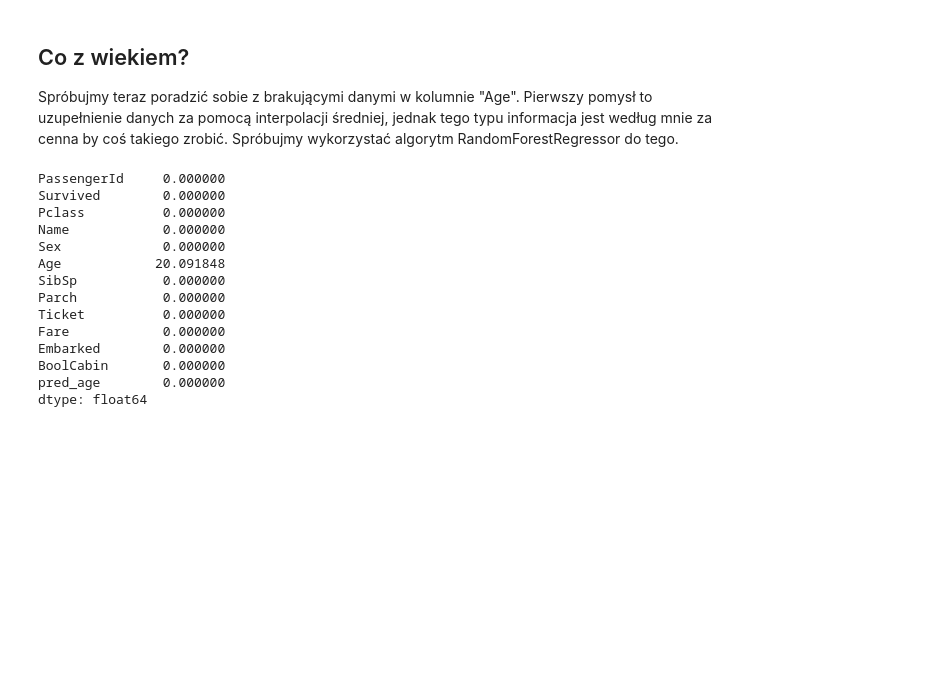
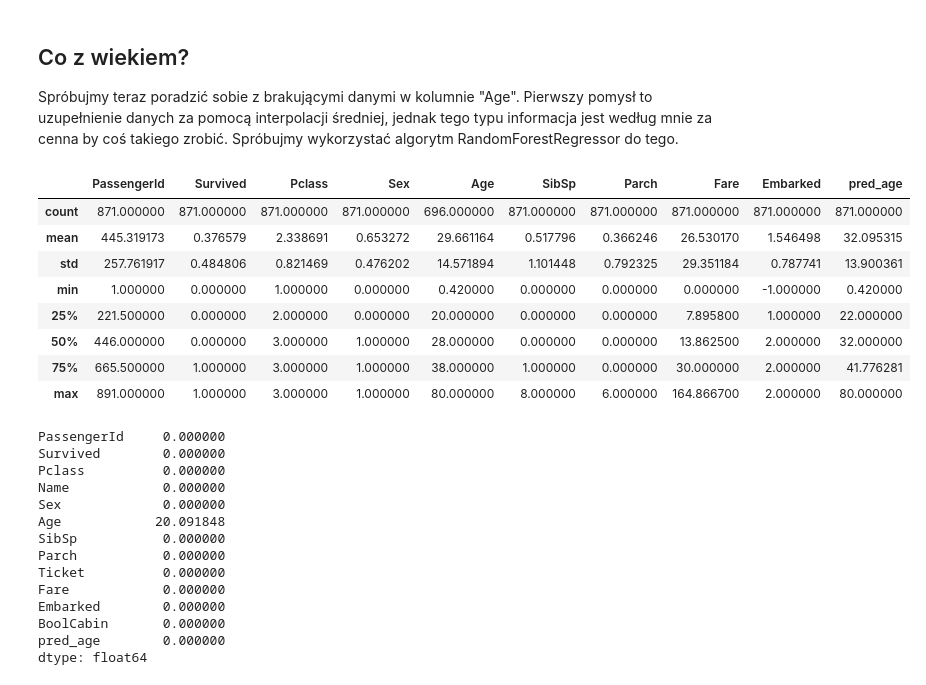
Before and after one commit to JacekJanur/Titanic, a Jupyter notebook: Kaggle_Titanic.ipynb, the cells around one changed output. Saved outputs shown, nothing was run; the diff lists cells and outputs as text; code cells hidden in the pictures; blank space fills up the shorter version.

```diff
--- a/Kaggle_Titanic.ipynb
+++ b/Kaggle_Titanic.ipynb
@@ -257,6 +257,18 @@ predictedAges = rfr.predict(testTREE.values[:, [1, 2]])
 train['pred_age'] = train.Age
 
 train.loc[(train.pred_age.isnull()), 'pred_age'] = predictedAges
+# %%
+train.describe()
+# %% [output]
+|  | PassengerId | Survived | Pclass | Sex | Age | SibSp | Parch | Fare | Embarked | pred_age |
+| count | 871.000000 | 871.000000 | 871.000000 | 871.000000 | 696.000000 | 871.000000 | 871.000000 | 871.000000 | 871.000000 | 871.000000 |
+| mean | 445.319173 | 0.376579 | 2.338691 | 0.653272 | 29.661164 | 0.517796 | 0.366246 | 26.530170 | 1.546498 | 32.095315 |
+| std | 257.761917 | 0.484806 | 0.821469 | 0.476202 | 14.571894 | 1.101448 | 0.792325 | 29.351184 | 0.787741 | 13.900361 |
+| min | 1.000000 | 0.000000 | 1.000000 | 0.000000 | 0.420000 | 0.000000 | 0.000000 | 0.000000 | -1.000000 | 0.420000 |
+| 25% | 221.500000 | 0.000000 | 2.000000 | 0.000000 | 20.000000 | 0.000000 | 0.000000 | 7.895800 | 1.000000 | 22.000000 |
+| 50% | 446.000000 | 0.000000 | 3.000000 | 1.000000 | 28.000000 | 0.000000 | 0.000000 | 13.862500 | 2.000000 | 32.000000 |
+| 75% | 665.500000 | 1.000000 | 3.000000 | 1.000000 | 38.000000 | 1.000000 | 0.000000 | 30.000000 | 2.000000 | 41.776281 |
+| max | 891.000000 | 1.000000 | 3.000000 | 1.000000 | 80.000000 | 8.000000 | 6.000000 | 164.866700 | 2.000000 | 80.000000 |
 # %%
 train.isnull().sum()*100/len(train)
 # %% [output]
```
Also changed, not shown: parts of 10 cells of this notebook.
